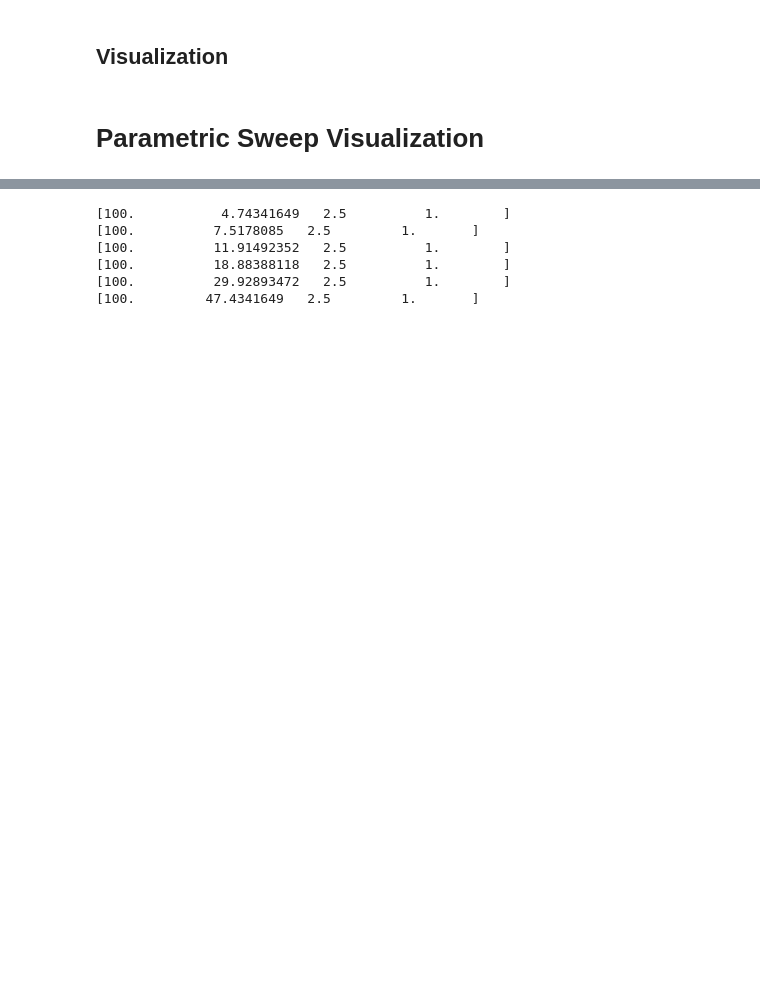
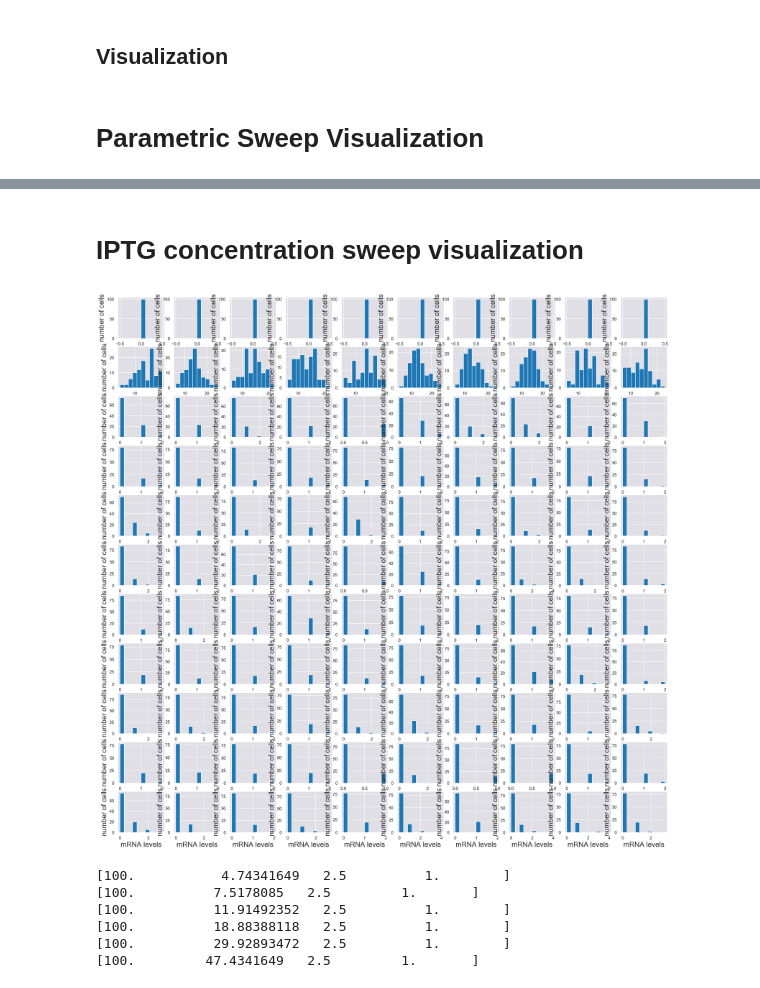
Before and after one commit to dmj6288/Stochastic-Simulations, a Jupyter notebook: ToggleSwitch_ParametricSweep.ipynb, the cells around one changed output, grey strips where cells are left out. Cells and saved outputs as stored; diff of their text form; code cells hidden in the pictures; blank space fills up the shorter version.

Commit message:
With the iptg induction

```diff
--- a/ToggleSwitch_ParametricSweep.ipynb
+++ b/ToggleSwitch_ParametricSweep.ipynb
@@ -59,14 +59,14 @@ def simple_propensity(params, population):
     and an array of populations.
     """
     # Unpack parameters
-    alpha1, alpha2, beta, gamma = params
+    alpha1, alpha2, beta, gamma, eta, K, iptg = params
 
     # Unpack population
     m, p = population
 
     return np.array([alpha1/(1 + p**(beta)),
                      m,
-                     alpha2/(1 + m**(gamma)),
+                     alpha2/(1 + (m/(1 + iptg/K)**eta)**(gamma)),
                      p])
 # %% [markdown]
 ## Drawing the Reaction
@@ -239,0 +242,19 @@ for a1 in np.logspace(1, 3, a1_div):
+# %%
+iptg_count = 0
+iptg_div = 10
+time_points = np.linspace(0, 50, 101)
+population_0 = np.array([2000, 2000])
+n_simulations = 100
+# Seed random number generator for reproducibility
+np.random.seed(42)
+pops_iptg = np.empty((n_simulations, len(time_points), 2, iptg_div))
+for iptg in np.logspace(1e-6, 1e-2, iptg_div):
+    params = np.array([156.25, 15.6, 2.5, 1, 2.0015,2.9618e-5, iptg])
+    # Initialize output array
+
+    # Run the calculations
+    for i in range(n_simulations):
+        pops_iptg[i,:,:,iptg_count] = gillespie_ssa(params, simple_propensity, simple_update,
+                                    population_0, time_points)
+    iptg_count+=1
+    print(iptg_count)
@@ -320,3 +352,27 @@ plt.tight_layout
+# %% [markdown]
+# IPTG concentration sweep visualization
+# %%
+# Set up subplots
+time_div = 10
+iptg_div = 10
+fig, ax = plt.subplots(time_div+1, iptg_div, figsize=(25, 25))
+count = 0
+for iptg_count in range(0,len(np.logspace(1e-6, 1e-2, iptg_div))):
+    # Converting populations to histograms
+    for time in range(0,len(pops_iptg[0,:,0,0]),time_div):
+        p_hist = np.hstack(pops_iptg[:,time,0,iptg_count])
+        ax[int(time/time_div), iptg_count].hist(p_hist, bins=10)
+
+    # Label axes
+        ax[int(time/time_div), iptg_count].set_xlabel('mRNA levels')
+        #ax[a1,a2].set_xlabel('dimensionless time')
+        ax[int(time/time_div), iptg_count].set_ylabel('number of cells')
+        #ax[a1,a2].set_ylabel('number of proteins')
+        count+=1
+plt.tight_layout
+plt.savefig('Parametric Sweep results_iptg_concentration.svg')
+# %% [output]
+[figure, added]
 # %%
 # Set up subplots
 fig, ax = plt.subplots(1, 2, figsize=(14, 5))
```
Also changed, not shown: parts of 6 cells of this notebook.
